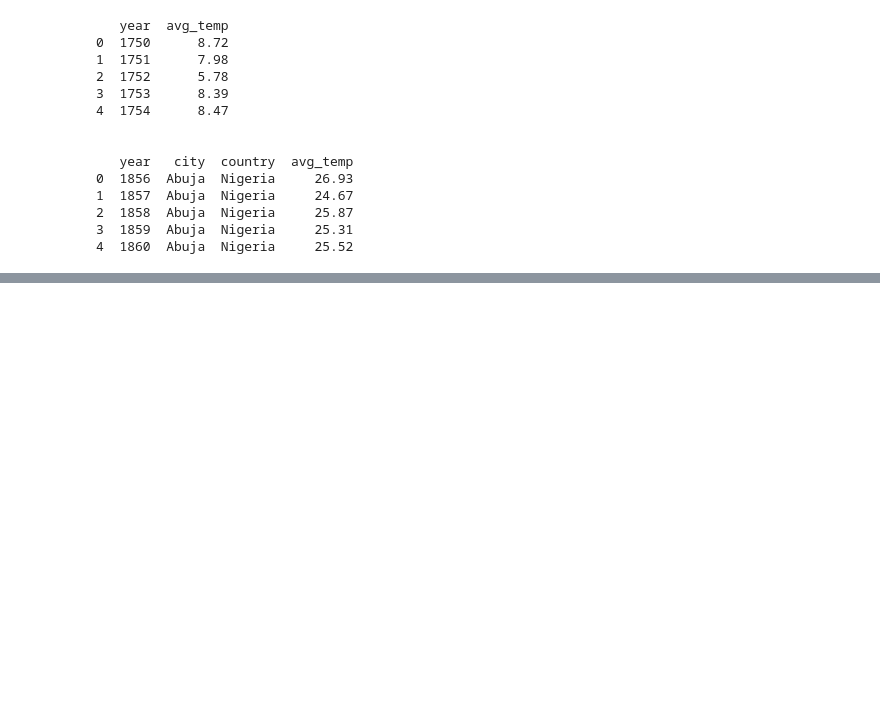
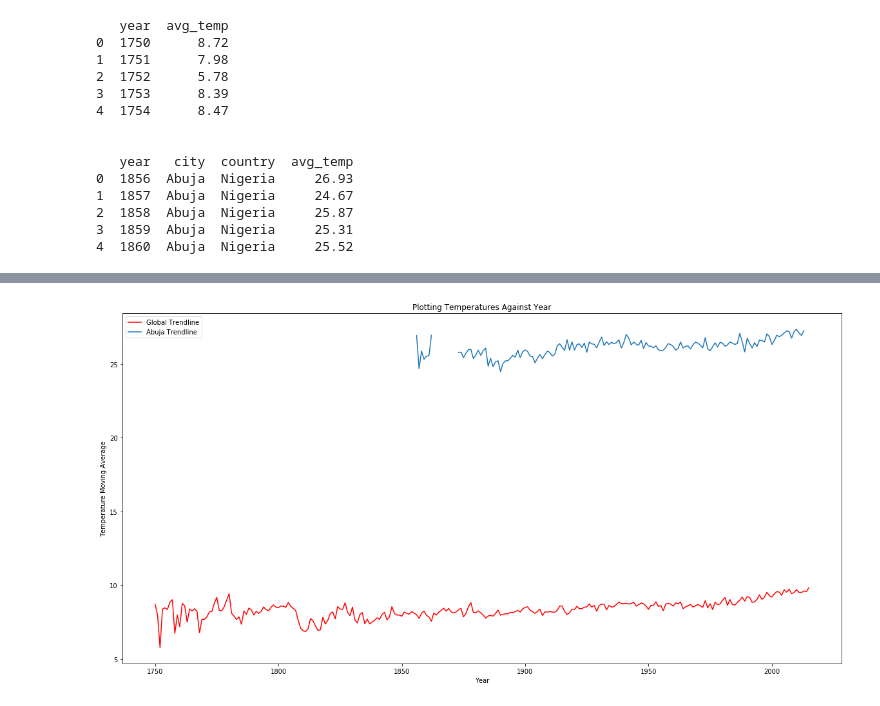
Before and after one commit to mustaphagarba/weather-trends, a Jupyter notebook: Project Explore Weather Trends.ipynb, the cells around one changed output, grey strips where cells are left out. Saved outputs shown, nothing was run; the diff lists cells and outputs as text; code cells hidden in the pictures; blank space fills up the shorter version.

```diff
--- a/Project Explore Weather Trends.ipynb
+++ b/Project Explore Weather Trends.ipynb
@@ -50,0 +66,14 @@ Let's quickly plot year against temperature for both the world at large and Abuj
+# %%
+globalvar['temperature_moving_average'] = globalvar.iloc[:,1].rolling(window=7).mean()
+abujavar['temperature_moving_average'] = abujavar.iloc[:,3].rolling(window=7).mean()
+
+plt.figure(figsize=(20,10))
+plt.plot(globalvar['year'],globalvar['avg_temp'],label='Global Trendline', color = 'red')
+plt.plot(abujavar['year'],abujavar['avg_temp'],label='Abuja Trendline')
+plt.xlabel('Year')
+plt.ylabel('Temperature Moving Average')
+plt.legend()
+plt.title('Plotting Temperatures Against Year')
+plt.show()
+# %% [output]
+[figure, added]
```
Also changed, not shown: parts of 7 cells of this notebook.
